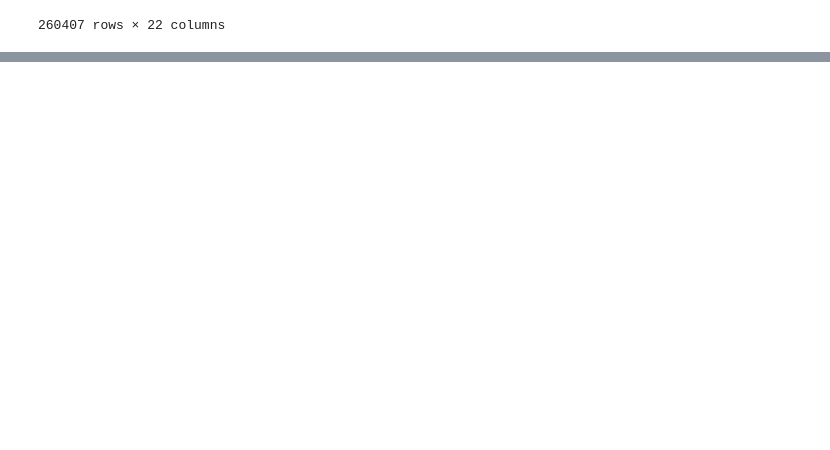
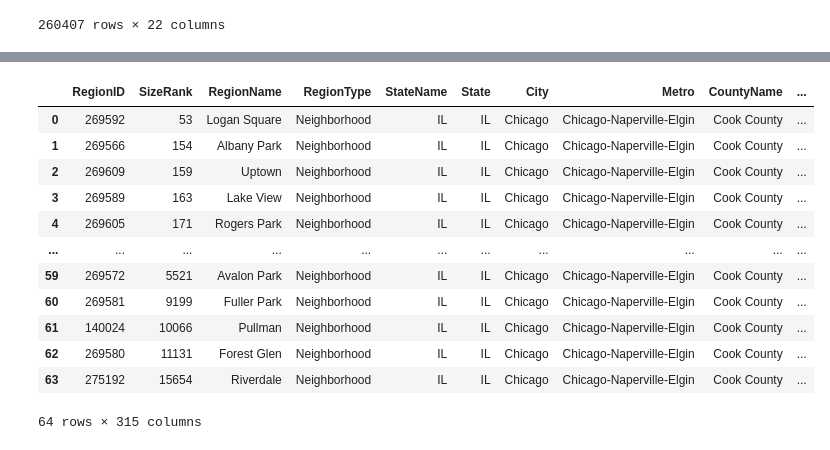
Before and after one commit to chavi-g/crime-rate-and-housing-price-analysis, a Jupyter notebook: final-project-report.ipynb, the cells around one changed output, grey strips where cells are left out. Drawn from its saved outputs; the diff is of its cells as text; code cells hidden in the pictures; blank space fills up the shorter version.

```diff
--- a/final-project-report.ipynb
+++ b/final-project-report.ipynb
@@ -268,0 +505,2 @@ addNeighToDataset(crime_data)
+# %%
+census_data.loc[census_data['COMMUNITY AREA NAME'] == 'Humboldt park', 'RegionName'] = 'Loop'
@@ -268,0 +554,16 @@ addNeighToDataset(crime_data)
+# %%
+pd.merge(zhvi_filtered, census_data, left_on = 'RegionName', right_on='COMMUNITY AREA NAME', how = 'inner')
+# %% [output]
+|  | RegionID | SizeRank | RegionName | RegionType | StateName | State | City | Metro | CountyName | ... |
+| 0 | 269592 | 53 | Logan Square | Neighborhood | IL | IL | Chicago | Chicago-Naperville-Elgin | Cook County | ... |
+| 1 | 269566 | 154 | Albany Park | Neighborhood | IL | IL | Chicago | Chicago-Naperville-Elgin | Cook County | ... |
+| 2 | 269609 | 159 | Uptown | Neighborhood | IL | IL | Chicago | Chicago-Naperville-Elgin | Cook County | ... |
+| 3 | 269589 | 163 | Lake View | Neighborhood | IL | IL | Chicago | Chicago-Naperville-Elgin | Cook County | ... |
+| 4 | 269605 | 171 | Rogers Park | Neighborhood | IL | IL | Chicago | Chicago-Naperville-Elgin | Cook County | ... |
+| ... | ... | ... | ... | ... | ... | ... | ... | ... | ... | ... |
+| 59 | 269572 | 5521 | Avalon Park | Neighborhood | IL | IL | Chicago | Chicago-Naperville-Elgin | Cook County | ... |
+| 60 | 269581 | 9199 | Fuller Park | Neighborhood | IL | IL | Chicago | Chicago-Naperville-Elgin | Cook County | ... |
+| 61 | 140024 | 10066 | Pullman | Neighborhood | IL | IL | Chicago | Chicago-Naperville-Elgin | Cook County | ... |
+| 62 | 269580 | 11131 | Forest Glen | Neighborhood | IL | IL | Chicago | Chicago-Naperville-Elgin | Cook County | ... |
+| 63 | 275192 | 15654 | Riverdale | Neighborhood | IL | IL | Chicago | Chicago-Naperville-Elgin | Cook County | ... |
+64 rows × 315 columns
```
Also changed, not shown: parts of 35 cells of this notebook, 4 other files.
